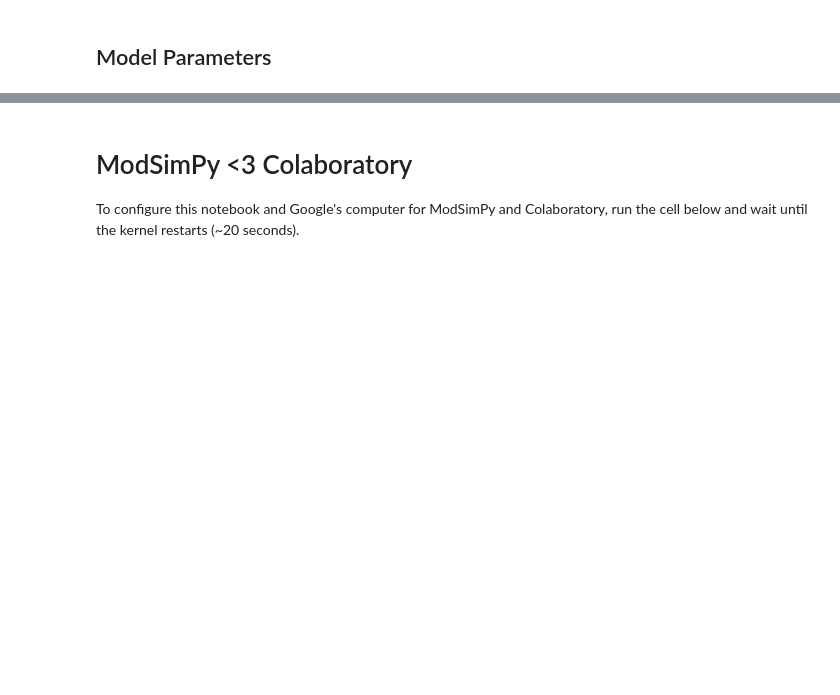
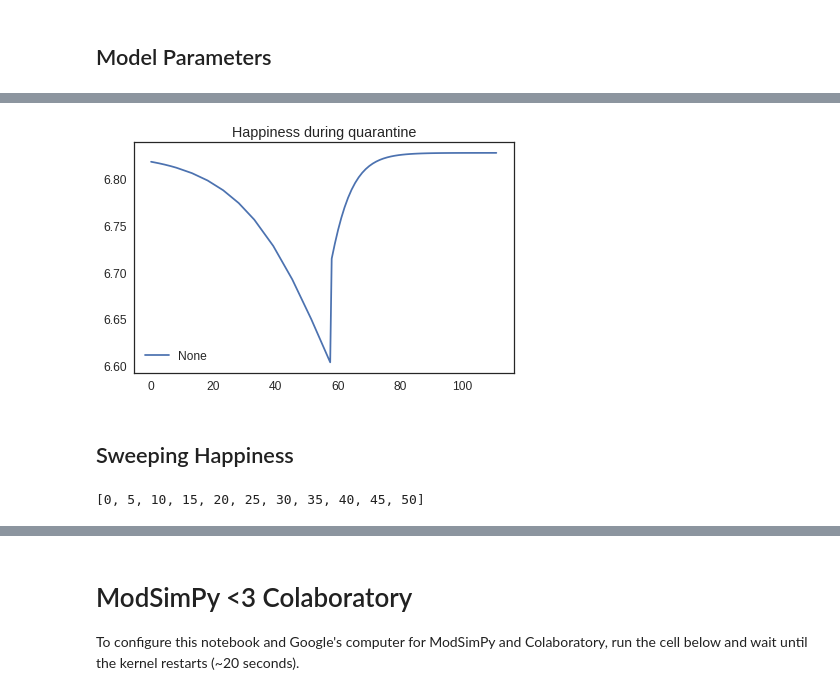
Before and after one commit to SkyeOzga/ModSimPy-Projects, a Jupyter notebook: HappinessQuarantine.ipynb, the cells around one changed output, grey strips where cells are left out. Saved outputs shown, nothing was run; the diff lists cells and outputs as text; code cells hidden in the pictures; blank space fills up the shorter version.

```diff
--- a/HappinessQuarantine.ipynb
+++ b/HappinessQuarantine.ipynb
@@ -542,0 +346,18 @@ In this esssay,
+# %%
+# Happiness data comse from survey of about 90 Olin students
+# and is rated on your classic scale from 1 to 10
+
+# Baseline happiness when neither sick nor alone
+h0 = 6.828 / 10.0
+
+# Sick Happiness
+hi = 3.204 / 10.0
+
+# Alone Happiness
+ha = 5.209 / 10.0
+
+# Quarantined happiness
+# you are sick and alone. Feels bad.
+hq = ha * hi / h0
+
+print(hq)
@@ -542,0 +368,17 @@ In this esssay,
+# %%
+def make_system_QH(alpha, beta, gamma, delta, epsilon, threshold):
+    """Make a system object for the SIR model.
+
+    beta: contact rate in days
+    gamma: recovery rate in days
+
+    returns: System object
+    """
+    init = State(S=pop-1, I=1, R=0, Q=0)
+
+    hf = TimeSeries()
+    hf[0] = h0*pop
+
+    return System(init=init, t_0=T_0, t_end=T_END, threshold=threshold, a=alpha,
+                  alpha=0, beta=beta, gamma=gamma, delta=delta, epsilon=epsilon,
+                  happiness = 0, happy_fun=hf)
@@ -542,0 +486,14 @@ In this esssay,
+# %%
+sirq.happy_fun.plot()
+decorate(title="Happiness during quarantine", legend="None")
+# %% [output]
+[figure, added]
+# %% [markdown]
+## Sweeping Happiness
+# %%
+thresholds = []
+for n in range (11):
+  thresholds.append(n*5)
+print(thresholds)
+# %% [output]
+[0, 5, 10, 15, 20, 25, 30, 35, 40, 45, 50]
```
Also changed, not shown: parts of 55 cells of this notebook.
